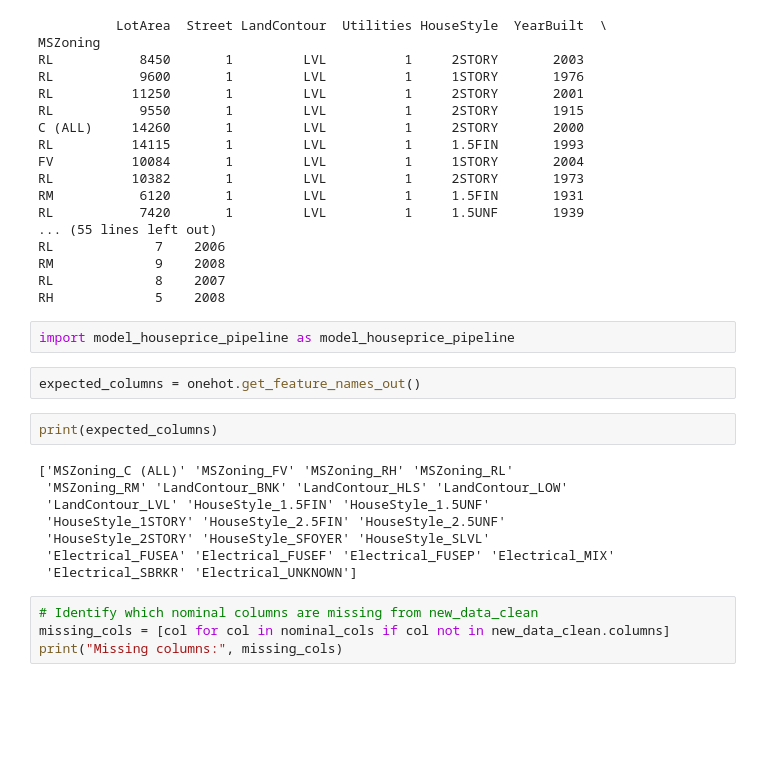
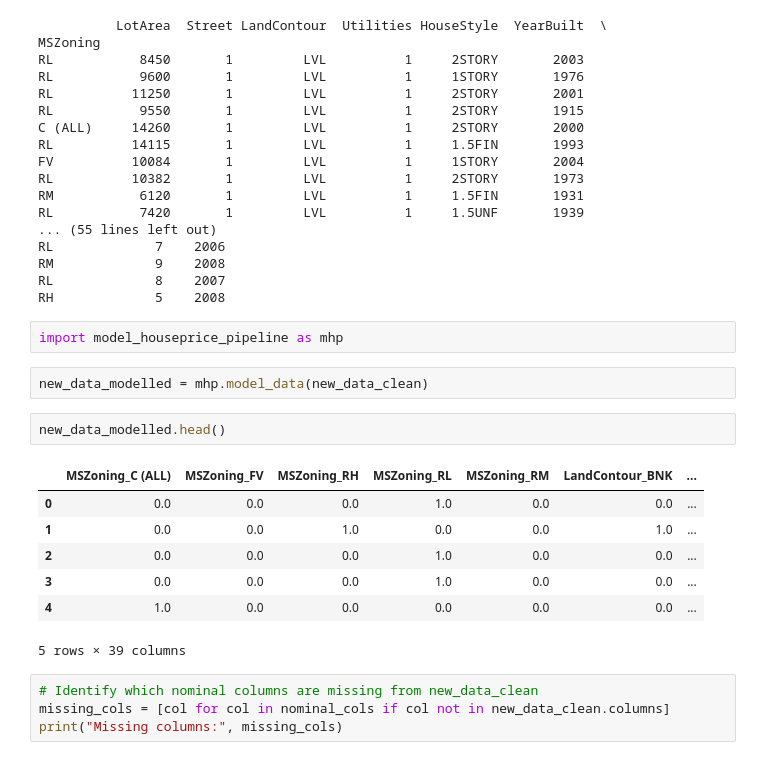
Before and after one commit to nguleo/House-Price-Analysis-and-Model, a Jupyter notebook: Houseprice_modelling_1.ipynb, the cells around one changed output. Saved outputs shown, nothing was run; the diff lists cells and outputs as text; blank space fills up the shorter version.

```diff
--- a/Houseprice_modelling_1.ipynb
+++ b/Houseprice_modelling_1.ipynb
@@ -1045,19 +1000,19 @@ RM             9    2008
 RL             8    2007
 RH             5    2008
 # %%
-import model_houseprice_pipeline as model_houseprice_pipeline
+import model_houseprice_pipeline as mhp
-# %%
-expected_columns = onehot.get_feature_names_out()
-# %%
-print(expected_columns)
-# %% [output]
-['MSZoning_C (ALL)' 'MSZoning_FV' 'MSZoning_RH' 'MSZoning_RL'
- 'MSZoning_RM' 'LandContour_BNK' 'LandContour_HLS' 'LandContour_LOW'
- 'LandContour_LVL' 'HouseStyle_1.5FIN' 'HouseStyle_1.5UNF'
- 'HouseStyle_1STORY' 'HouseStyle_2.5FIN' 'HouseStyle_2.5UNF'
- 'HouseStyle_2STORY' 'HouseStyle_SFOYER' 'HouseStyle_SLVL'
- 'Electrical_FUSEA' 'Electrical_FUSEF' 'Electrical_FUSEP' 'Electrical_MIX'
- 'Electrical_SBRKR' 'Electrical_UNKNOWN']
+# %%
+new_data_modelled = mhp.model_data(new_data_clean)
+# %%
+new_data_modelled.head()
+# %% [output]
+|  | MSZoning_C (ALL) | MSZoning_FV | MSZoning_RH | MSZoning_RL | MSZoning_RM | LandContour_BNK | ... |
+| 0 | 0.0 | 0.0 | 0.0 | 1.0 | 0.0 | 0.0 | ... |
+| 1 | 0.0 | 0.0 | 1.0 | 0.0 | 0.0 | 1.0 | ... |
+| 2 | 0.0 | 0.0 | 0.0 | 1.0 | 0.0 | 0.0 | ... |
+| 3 | 0.0 | 0.0 | 0.0 | 1.0 | 0.0 | 0.0 | ... |
+| 4 | 1.0 | 0.0 | 0.0 | 0.0 | 0.0 | 0.0 | ... |
+5 rows × 39 columns
 # %%
 # Identify which nominal columns are missing from new_data_clean
 missing_cols = [col for col in nominal_cols if col not in new_data_clean.columns]
```
Also changed, not shown: parts of 18 cells of this notebook, 5 other files.
